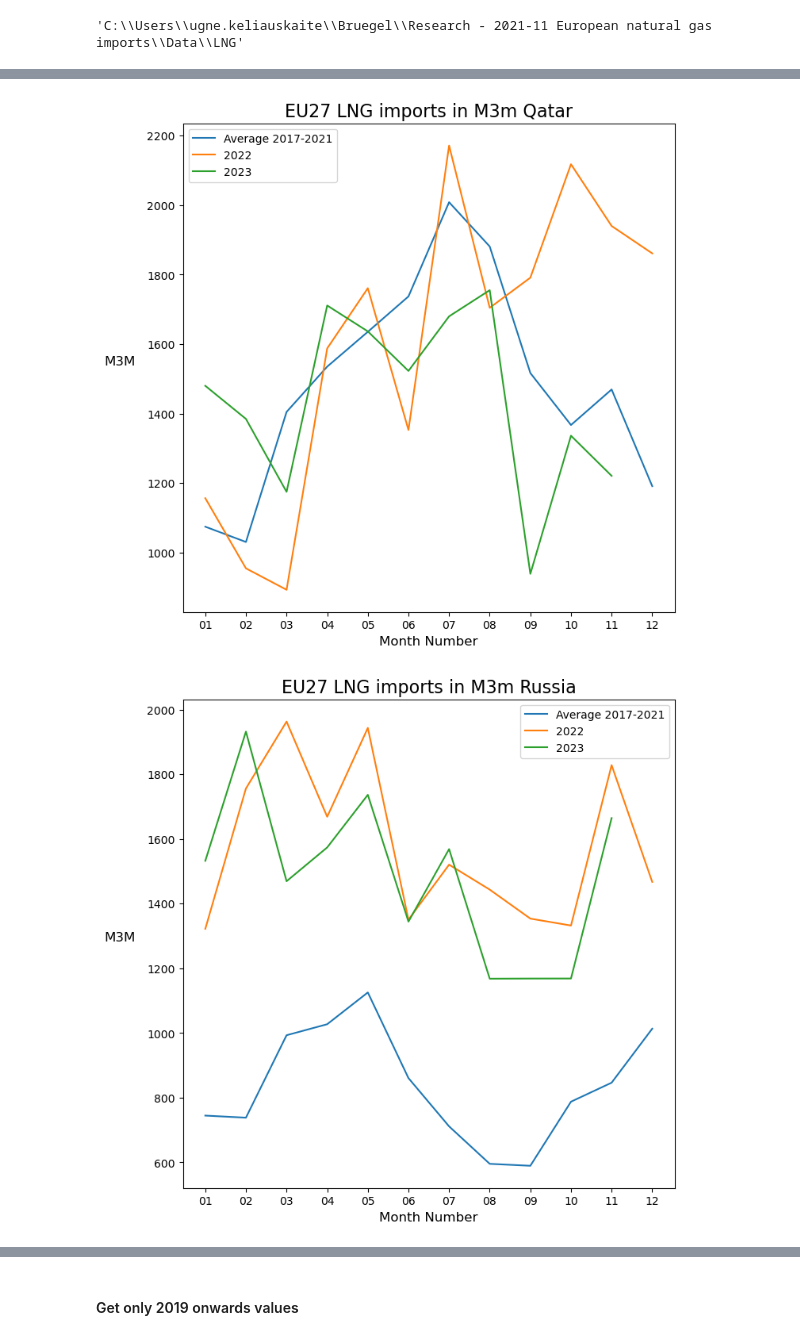
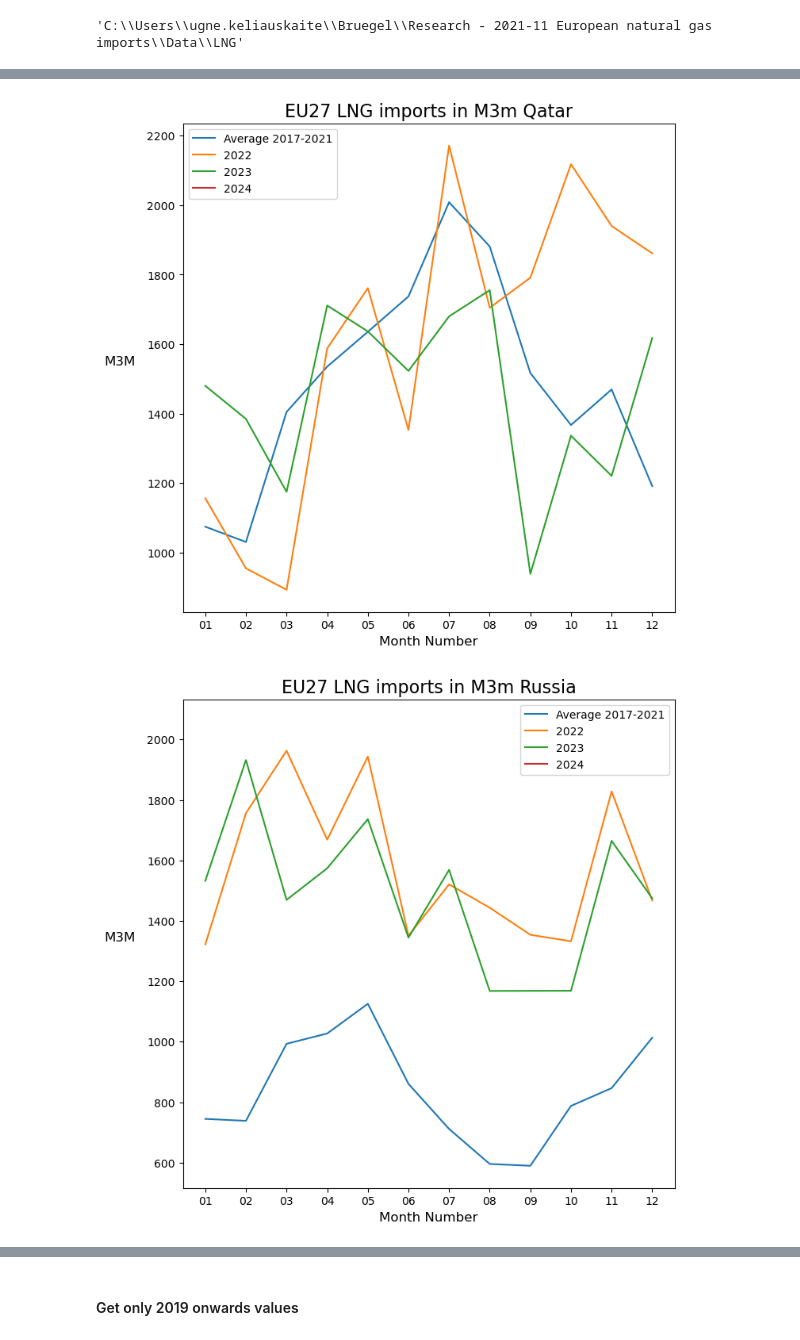
Before and after one commit to greenbruegel/gas-imports, a Jupyter notebook: standalone pieces of code/LNG EU flows.ipynb, the cells around one changed output, grey strips where cells are left out. Saved outputs shown, nothing was run; the diff lists cells and outputs as text; code cells hidden in the pictures.

```diff
--- a/standalone pieces of code/LNG EU flows.ipynb
+++ b/standalone pieces of code/LNG EU flows.ipynb
@@ -57,5 +74,5 @@ df_24 = pd.merge(df_23,d5,on=['Origin_Berthcountry','Port_Country'],how='outer')
 # %%
 not_EU = ['United Kingdom','Turkey','Russia']
-df_EU27 = df.loc[~df['Port_Country'].isin((not_EU))]
+df_EU27 = df_24.loc[~df_24['Port_Country'].isin((not_EU))]
 # %%
 # you can void running it
@@ -144,7 +144,7 @@ os.getcwd()
 data = pd.DataFrame()
 for country in ['Algeria','Norway','Nigeria','Qatar','Russia','Trinidad & Tobago','United States of America','Egypt','Other']:
 
-    ctemp = dff_M3m[country][:'2023-11-30'] # to update to the last month available
+    ctemp = dff_M3m[country][:'2024-01-31'] # to update to the last month available
     ctemp=ctemp.to_frame()
     ctemp['month'] = ctemp.index.strftime("%m")
 
@@ -154,6 +154,7 @@ for country in ['Algeria','Norway','Nigeria','Qatar','Russia','Trinidad & Tobago
 #     values2021 = ctemp.loc['2021'].groupby('month').mean()
     values2022 = ctemp.loc['2022'].groupby('month').max()
     values2023 = ctemp.loc['2023'].groupby('month').max()
+    values2024 = ctemp.loc['2024'].groupby('month').max()
 
     fig, ax = plt.subplots(figsize=(8, 8))
 
@@ -161,6 +162,7 @@ for country in ['Algeria','Norway','Nigeria','Qatar','Russia','Trinidad & Tobago
 #     ax.plot(values2021,label='2021')
     ax.plot(values2022,label='2022')
     ax.plot(values2023,label='2023')
+    ax.plot(values2024,label='2024')
 
     plt.title('EU27 LNG imports in M3m {}'.format(country),fontsize='16')
     plt.ylabel('M3M',fontsize=12,rotation=0,labelpad=25)
@@ -175,4 +177,5 @@ for country in ['Algeria','Norway','Nigeria','Qatar','Russia','Trinidad & Tobago
 #     data['{}_2021'.format(country)] = values2021
     data['{}_2022'.format(country)] = values2022
     data['{}_2023'.format(country)] = values2023
+    data['{}_2024'.format(country)] = values2024
 # %% [output]
@@ -182,2 +185,2 @@ for country in ['Algeria','Norway','Nigeria','Qatar','Russia','Trinidad & Tobago
-[figure, old version]
+[figure, new version]
-[figure, old version]
+[figure, new version]
```
Also changed, not shown: parts of 9 cells of this notebook.
